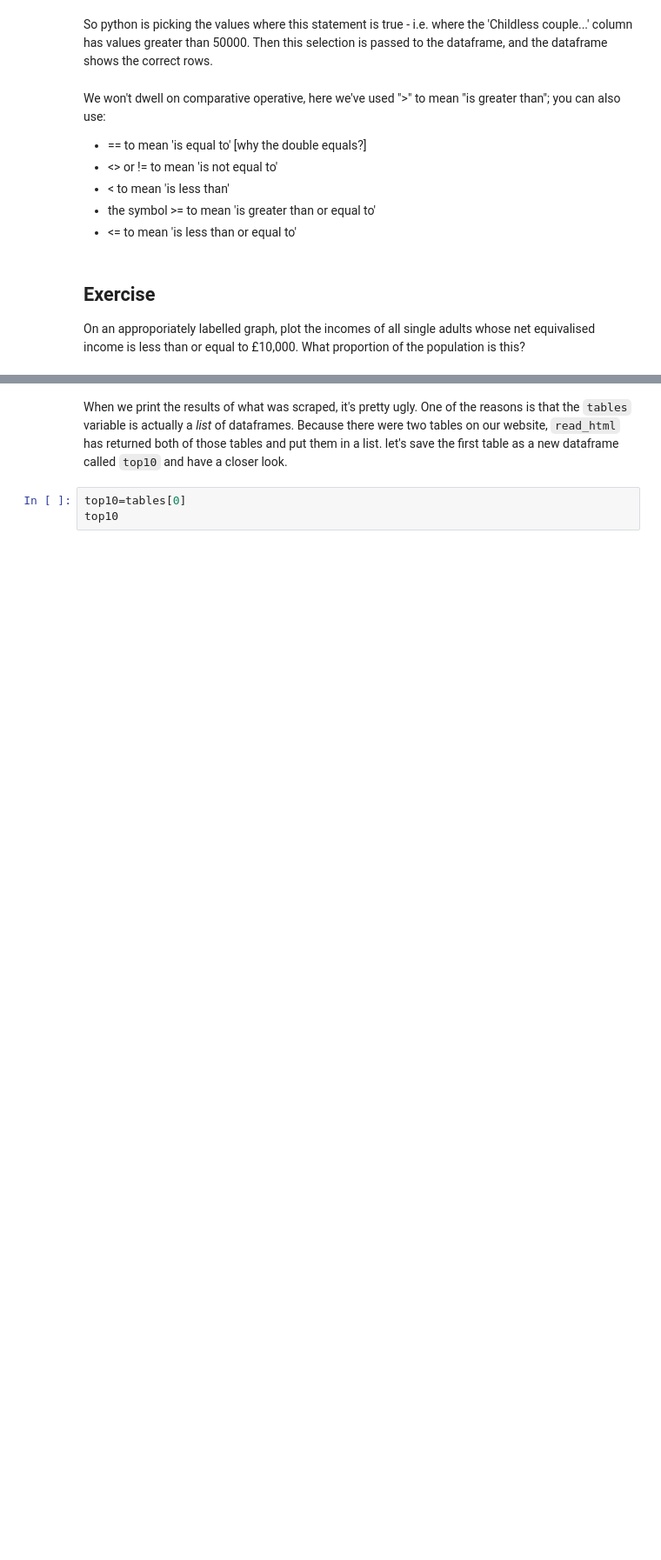
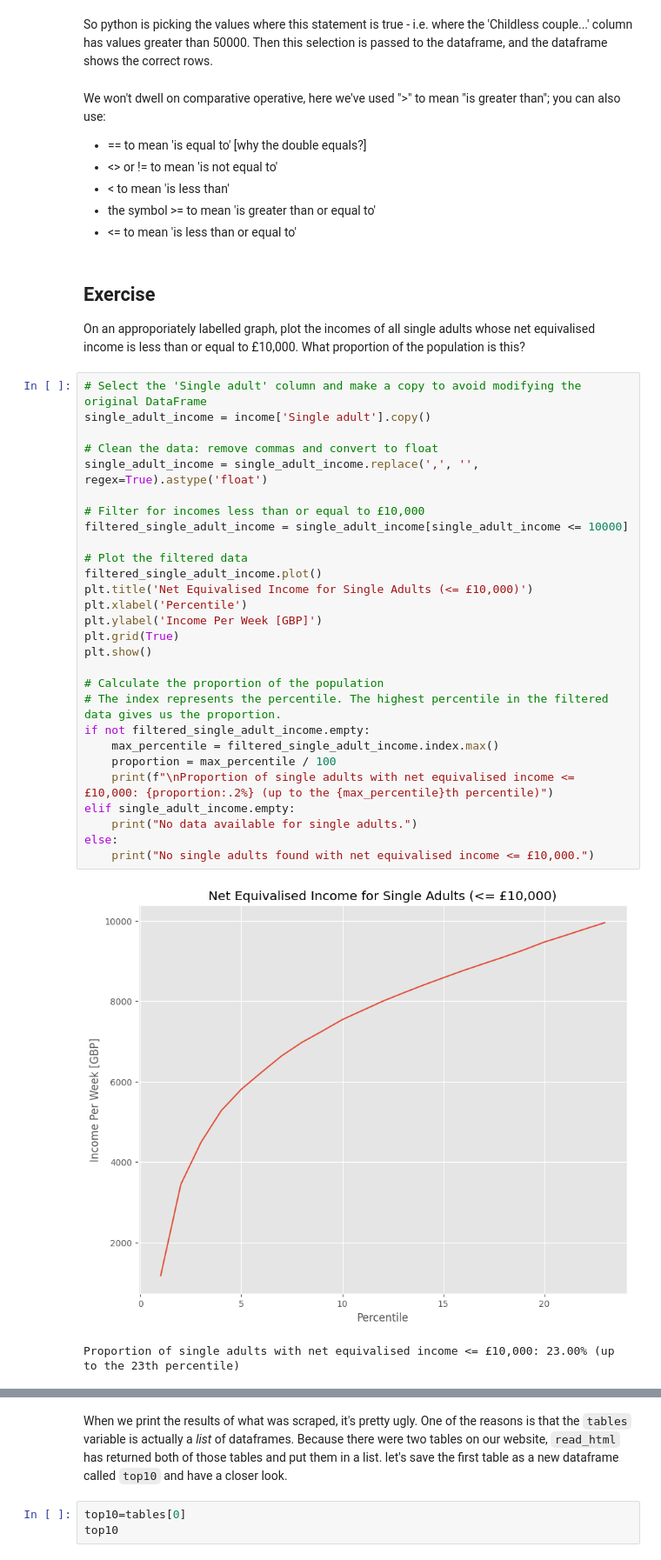
Before and after one commit to shynnnexe/QM2, a Jupyter notebook: W2_Working_with_Data_in_Pandas.ipynb, the cells around one changed output, grey strips where cells are left out. Shown at 87% size. Cells and saved outputs as stored; diff of their text form; blank space fills up the shorter version.

```diff
--- a/W2_Working_with_Data_in_Pandas.ipynb
+++ b/W2_Working_with_Data_in_Pandas.ipynb
@@ -388,3 +475,34 @@ We won't dwell on comparative operative, here we've used ">" to mean "is greater
 # %% [markdown]
 ## Exercise
 On an approporiately labelled graph, plot the incomes of all single adults whose net equivalised income is less than or equal to £10,000. What proportion of the population is this?
+# %%
+# Select the 'Single adult' column and make a copy to avoid modifying the original DataFrame
+single_adult_income = income['Single adult'].copy()
+
+# Clean the data: remove commas and convert to float
+single_adult_income = single_adult_income.replace(',', '', regex=True).astype('float')
+
+# Filter for incomes less than or equal to £10,000
+filtered_single_adult_income = single_adult_income[single_adult_income <= 10000]
+
+# Plot the filtered data
+filtered_single_adult_income.plot()
+plt.title('Net Equivalised Income for Single Adults (<= £10,000)')
+plt.xlabel('Percentile')
+plt.ylabel('Income Per Week [GBP]')
+plt.grid(True)
+plt.show()
+
+# Calculate the proportion of the population
+# The index represents the percentile. The highest percentile in the filtered data gives us the proportion.
+if not filtered_single_adult_income.empty:
+    max_percentile = filtered_single_adult_income.index.max()
+    proportion = max_percentile / 100
+    print(f"\nProportion of single adults with net equivalised income <= £10,000: {proportion:.2%} (up to the {max_percentile}th percentile)")
+elif single_adult_income.empty:
+    print("No data available for single adults.")
+else:
+    print("No single adults found with net equivalised income <= £10,000.")
+# %% [output]
+[figure, added]
+Proportion of single adults with net equivalised income <= £10,000: 23.00% (up to the 23th percentile)
```
Also changed, not shown: parts of 37 cells of this notebook.
